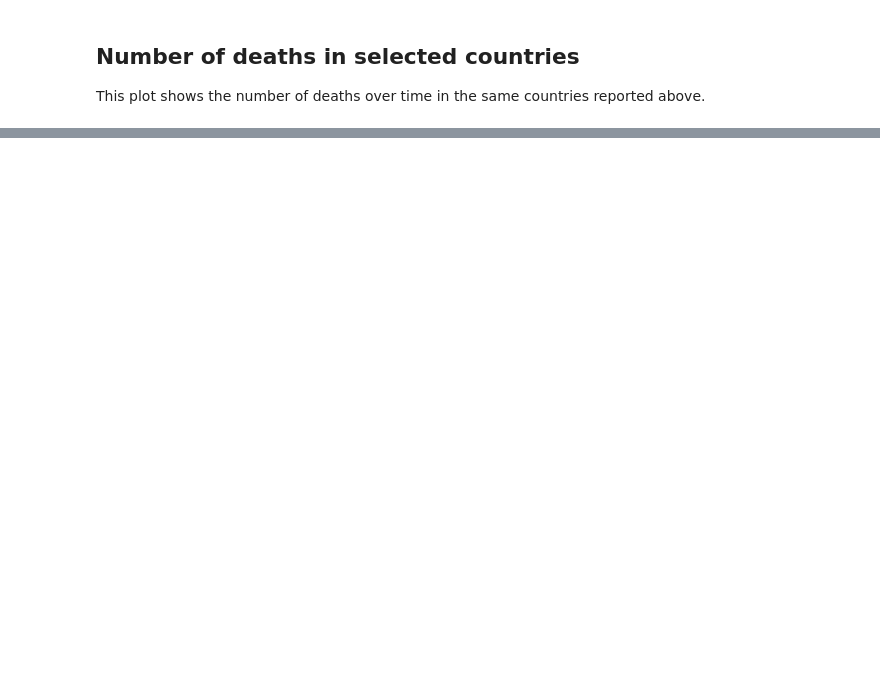
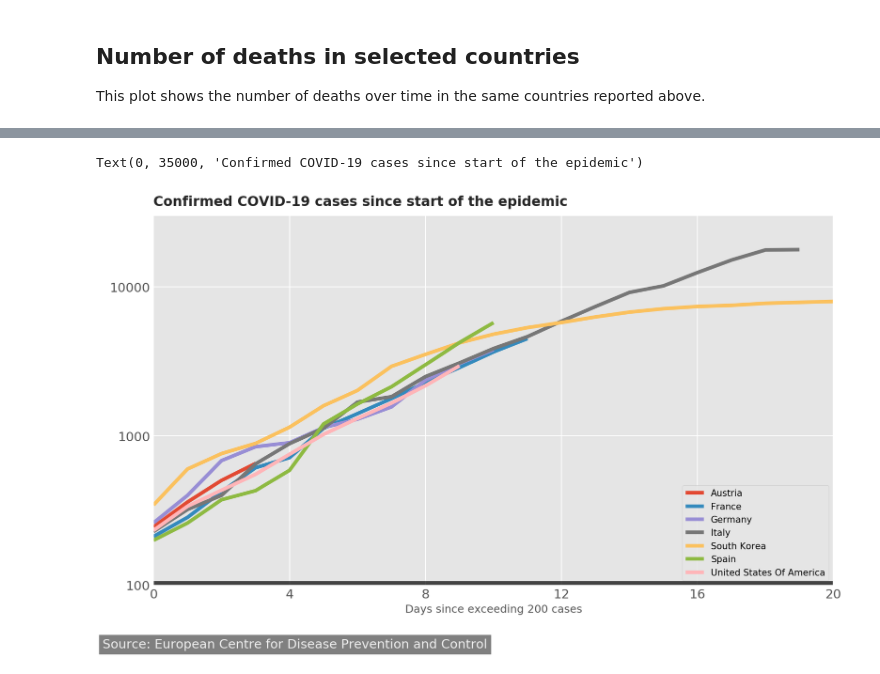
Before and after one commit to magostin/coronavirus, a Jupyter notebook: notebooks/reports/0.1-agostine-eu-time-series.ipynb, the cells around one changed output, grey strips where cells are left out. Cells and saved outputs as stored; diff of their text form; code cells hidden in the pictures; blank space fills up the shorter version.

```diff
--- a/notebooks/reports/0.1-agostine-eu-time-series.ipynb
+++ b/notebooks/reports/0.1-agostine-eu-time-series.ipynb
@@ -4,7 +4,7 @@ import altair as alt
 from src.data.read_dataset import get_processed_dataset
 from src.visualization import visualize
 # %%
-df = get_processed_dataset('CSSE')
+df = get_processed_dataset('ECDC')
 # %% [markdown]
 ## Number of confirmed cases in selected countries
 This plot shows the number of total confirmed cases over time. Note that the y-axis is logarithmic since the progression can be approximated with an exponential function (at least at the beginning of the outbreak). The plot includes selected EU countries and South Korea, which records the largest number of cases worldwide after China.
@@ -47,0 +86,30 @@ alt.Chart(df[(df.Country.isin(['Italy', 'Austria', 'France', 'Spain', 'Germany',
+# %%
+import matplotlib.pyplot as plt
+from matplotlib.ticker import ScalarFormatter
+plt.style.use('ggplot')
+
+fig, ax = plt.subplots(figsize=(12,7))
+countries = ['Italy', 'South Korea', 'France', 'Spain', 'Germany', 'United States Of America', 'Austria']
+
+for g, n in df[df.TotalCases > 199].iloc[::-1].groupby('Country')['TotalCases']:
+    if g in countries:
+        xrange = range(len(n))
+        ax.semilogy(xrange, n, label=g)
+
+ymin = 100
+ax.legend(loc='lower right')
+ax.tick_params(axis = 'both', which = 'major', labelsize = 14)
+ax.set_xlabel('Days since exceeding 200 cases')
+ax.set_xticks(range(0, 21, 4))
+ax.set_xlim([0, 20])
+ax.set_ylim([ymin, 30000])
+ax.yaxis.set_major_formatter(ScalarFormatter())
+ax.axhline(y = ymin, color = 'black', linewidth = 10, alpha = .7)
+ax.text(x = -1.5, y = 38,
+    s = 'Source: European Centre for Disease Prevention and Control',fontsize = 14, color = '#f0f0f0', backgroundcolor = 'grey')
+ax.text(x = 0, y = 35000,
+               s = 'Confirmed COVID-19 cases since start of the epidemic',
+              fontsize = 15, alpha = .85, weight = 'bold')
+# %% [output]
+Text(0, 35000, 'Confirmed COVID-19 cases since start of the epidemic')
+[figure, added]
```
Also changed, not shown: parts of 4 cells of this notebook, 14 other files.
